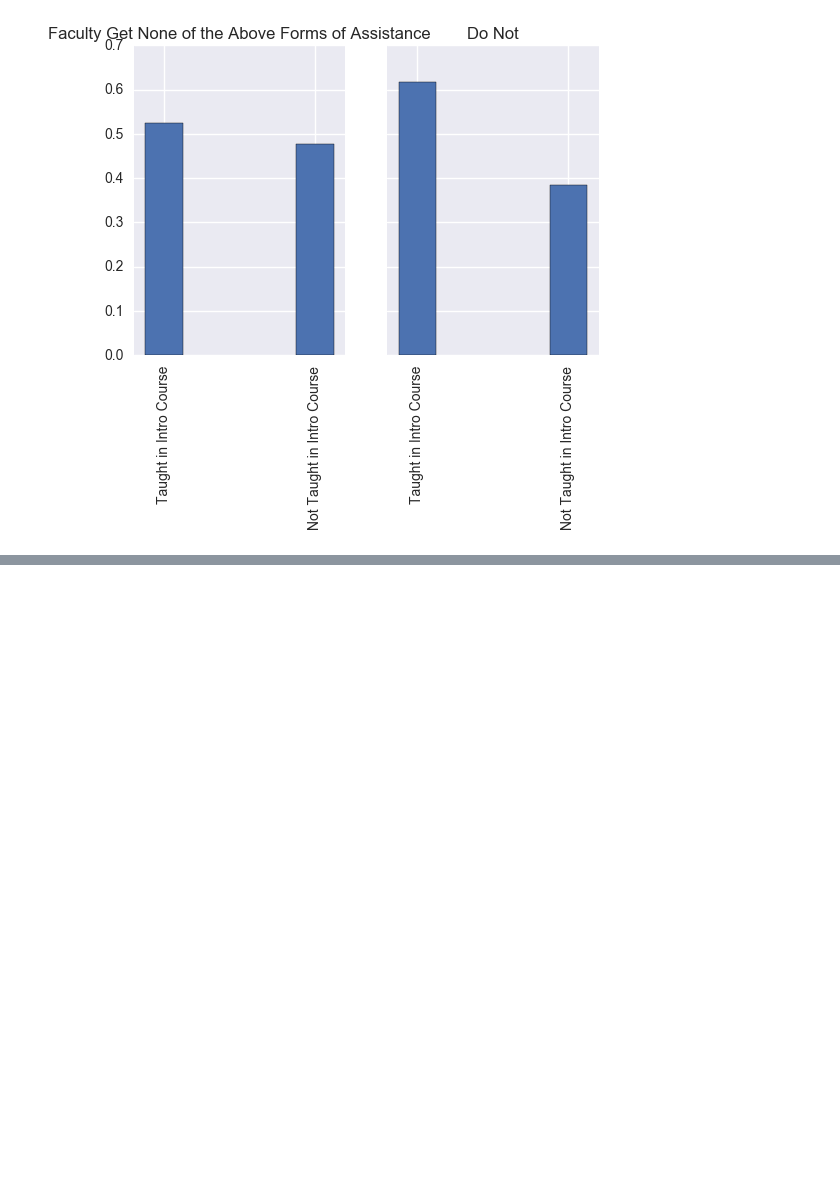
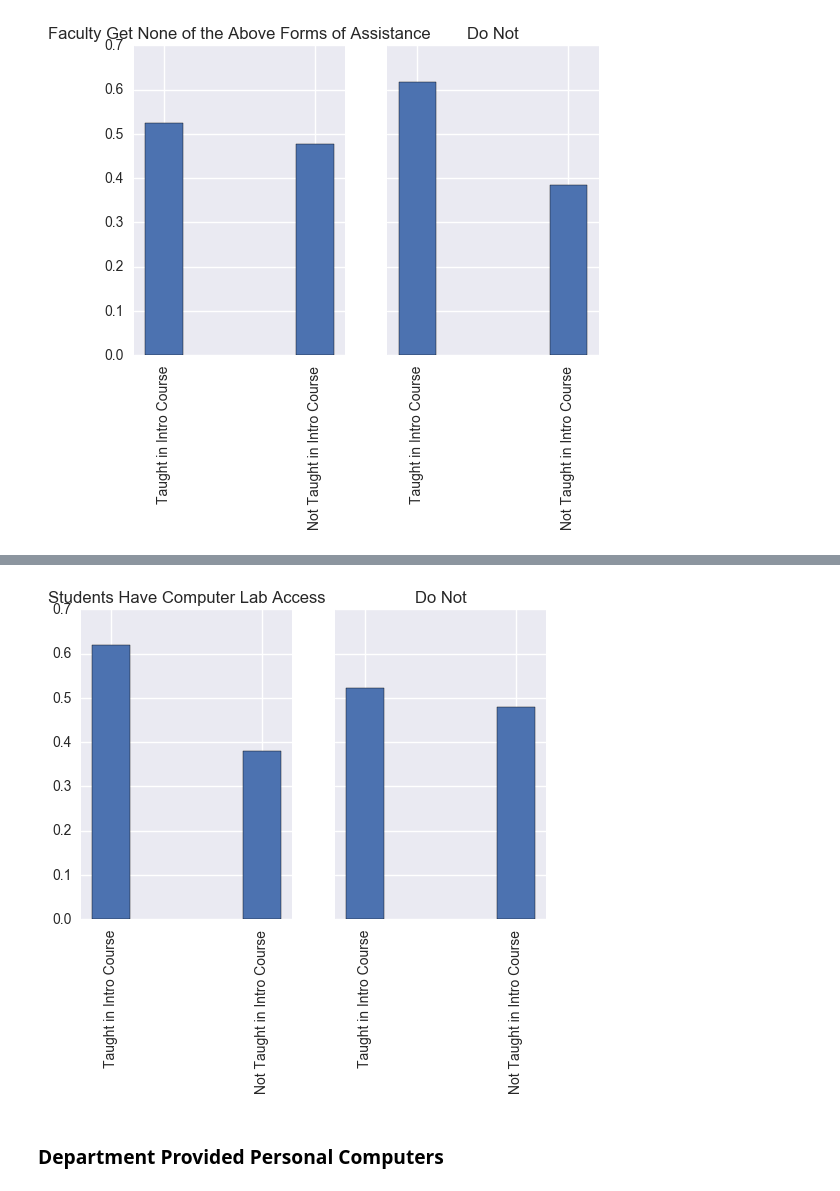
Before and after one commit to PERLMSU/Computational-Education-Data, a Jupyter notebook: Predictors of Computation in introductory Courses.ipynb, the cells around one changed output, grey strips where cells are left out. Saved outputs shown, nothing was run; the diff lists cells and outputs as text; code cells hidden in the pictures; blank space fills up the shorter version.

```diff
--- a/Predictors of Computation in introductory Courses.ipynb
+++ b/Predictors of Computation in introductory Courses.ipynb
@@ -1814,0 +1836,41 @@ plt.show()
+# %%
+Stu_Comp_Lab_YN = []
+#Collumn CE
+for row in data.values[:,82]:
+    Stu_Comp_Lab_YN.append(row)
+Stu_Comp_Lab_Y_and_Taught_Intro_Y=0
+Stu_Comp_Lab_Y_and_Taught_Intro_N=0
+Stu_Comp_Lab_N_and_Taught_Intro_Y=0
+Stu_Comp_Lab_N_and_Taught_Intro_N=0
+for i,j in zip(Stu_Comp_Lab_YN, Taught_in_Intro_YN):
+    if i == "Yes" and j == "Checked":
+        Stu_Comp_Lab_Y_and_Taught_Intro_Y+=1
+    if i == "Yes" and j == "Unchecked":
+        Stu_Comp_Lab_Y_and_Taught_Intro_N+=1
+    if i == "No" and j == "Checked":
+        Stu_Comp_Lab_N_and_Taught_Intro_Y+=1
+    if i == "No" and j == "Unchecked":
+        Stu_Comp_Lab_N_and_Taught_Intro_N+=1
+Prop_Stu_Comp_Lab_Y_and_Taught_Intro_Y = Stu_Comp_Lab_Y_and_Taught_Intro_Y/(Stu_Comp_Lab_Y_and_Taught_Intro_Y+Stu_Comp_Lab_Y_and_Taught_Intro_N)
+Prop_Stu_Comp_Lab_Y_and_Taught_Intro_N = Stu_Comp_Lab_Y_and_Taught_Intro_N/(Stu_Comp_Lab_Y_and_Taught_Intro_Y+Stu_Comp_Lab_Y_and_Taught_Intro_N)
+Prop_Stu_Comp_Lab_N_and_Taught_Intro_Y = Stu_Comp_Lab_N_and_Taught_Intro_Y/(Stu_Comp_Lab_N_and_Taught_Intro_Y+Stu_Comp_Lab_N_and_Taught_Intro_N)
+Prop_Stu_Comp_Lab_N_and_Taught_Intro_N = Stu_Comp_Lab_N_and_Taught_Intro_N/(Stu_Comp_Lab_N_and_Taught_Intro_Y+Stu_Comp_Lab_N_and_Taught_Intro_N)
+# %%
+f, (ax1, ax2) = plt.subplots(1, 2, sharey=True)
+ticks2 = [1,2]
+xticklabels=['Taught in Intro Course', 'Not Taught in Intro Course']
+Q16a_det_3a_dist_ax1 = [Prop_Stu_Comp_Lab_Y_and_Taught_Intro_Y, Prop_Stu_Comp_Lab_Y_and_Taught_Intro_N]
+Q16a_det_3a_dist_ax2 = [Prop_Stu_Comp_Lab_N_and_Taught_Intro_Y, Prop_Stu_Comp_Lab_N_and_Taught_Intro_N]
+ax2.bar(ticks2,Q16a_det_3a_dist_ax2,width=.25, align='center')
+ax1.bar(ticks2,Q16a_det_3a_dist_ax1,width=.25, align='center')
+ax1.set_title('Students Have Computer Lab Access')
+ax2.set_title('Do Not')
+ax1.set_xticks(ticks2)
+ax1.set_xticklabels(xticklabels, rotation=90)
+ax2.set_xticks(ticks2)
+ax2.set_xticklabels(xticklabels, rotation=90)
+plt.show()
+# %% [output]
+[figure, added]
+# %% [markdown]
+### Department Provided Personal Computers
```
Also changed, not shown: parts of 109 cells of this notebook.
